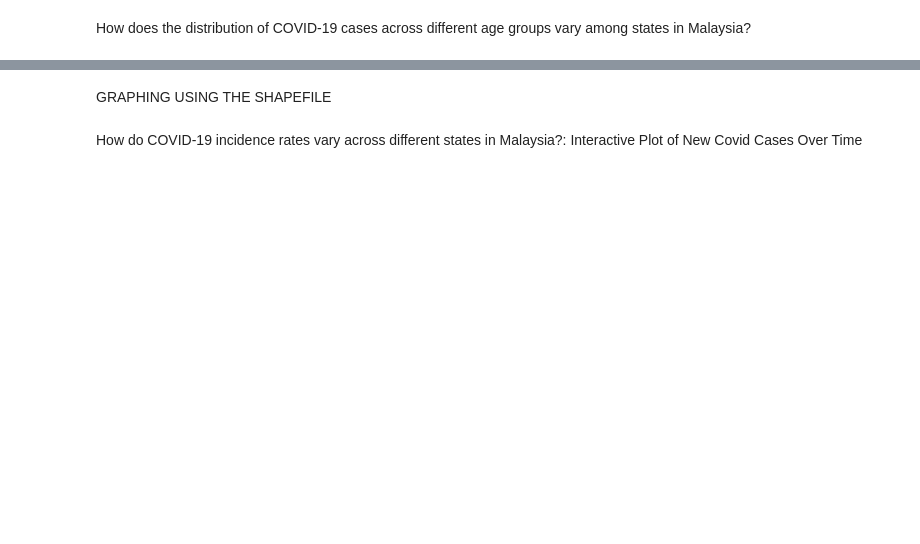
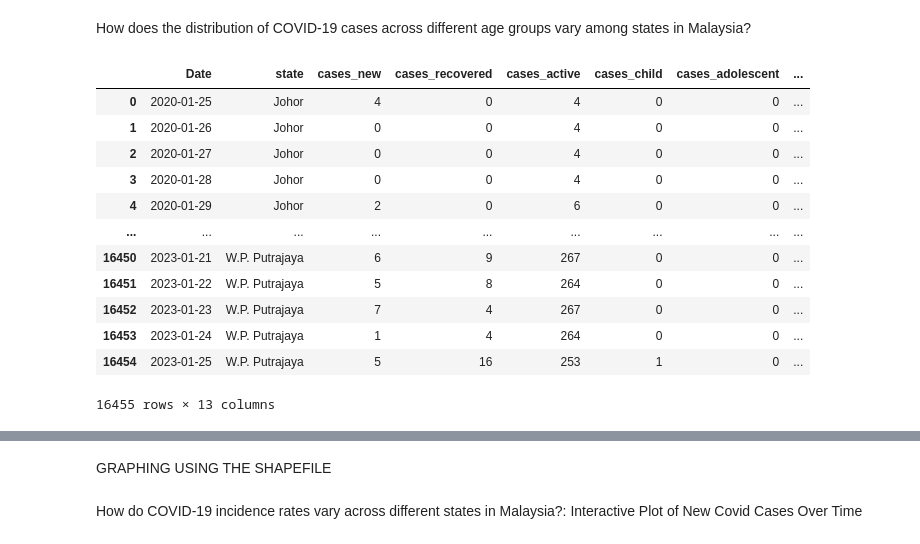
Before and after one commit to Fall23-DSCI-510/final-project-monabr4, a Jupyter notebook: results/graphing.ipynb, the cells around one changed output, grey strips where cells are left out. Saved outputs shown, nothing was run; the diff lists cells and outputs as text; code cells hidden in the pictures; blank space fills up the shorter version.

```diff
--- a/results/graphing.ipynb
+++ b/results/graphing.ipynb
@@ -57,2 +75,19 @@ CHOOSE 1 of the THREE DOWN THERE PLEASE
 # %% [markdown]
 How does the distribution of COVID-19 cases across different age groups vary among states in Malaysia?
+# %%
+
+final_covid_data
+# %% [output]
+|  | Date | state | cases_new | cases_recovered | cases_active | cases_child | cases_adolescent | ... |
+| 0 | 2020-01-25 | Johor | 4 | 0 | 4 | 0 | 0 | ... |
+| 1 | 2020-01-26 | Johor | 0 | 0 | 4 | 0 | 0 | ... |
+| 2 | 2020-01-27 | Johor | 0 | 0 | 4 | 0 | 0 | ... |
+| 3 | 2020-01-28 | Johor | 0 | 0 | 4 | 0 | 0 | ... |
+| 4 | 2020-01-29 | Johor | 2 | 0 | 6 | 0 | 0 | ... |
+| ... | ... | ... | ... | ... | ... | ... | ... | ... |
+| 16450 | 2023-01-21 | W.P. Putrajaya | 6 | 9 | 267 | 0 | 0 | ... |
+| 16451 | 2023-01-22 | W.P. Putrajaya | 5 | 8 | 264 | 0 | 0 | ... |
+| 16452 | 2023-01-23 | W.P. Putrajaya | 7 | 4 | 267 | 0 | 0 | ... |
+| 16453 | 2023-01-24 | W.P. Putrajaya | 1 | 4 | 264 | 0 | 0 | ... |
+| 16454 | 2023-01-25 | W.P. Putrajaya | 5 | 16 | 253 | 1 | 0 | ... |
+16455 rows × 13 columns
```
Also changed, not shown: parts of 17 cells of this notebook, 15 other files.
